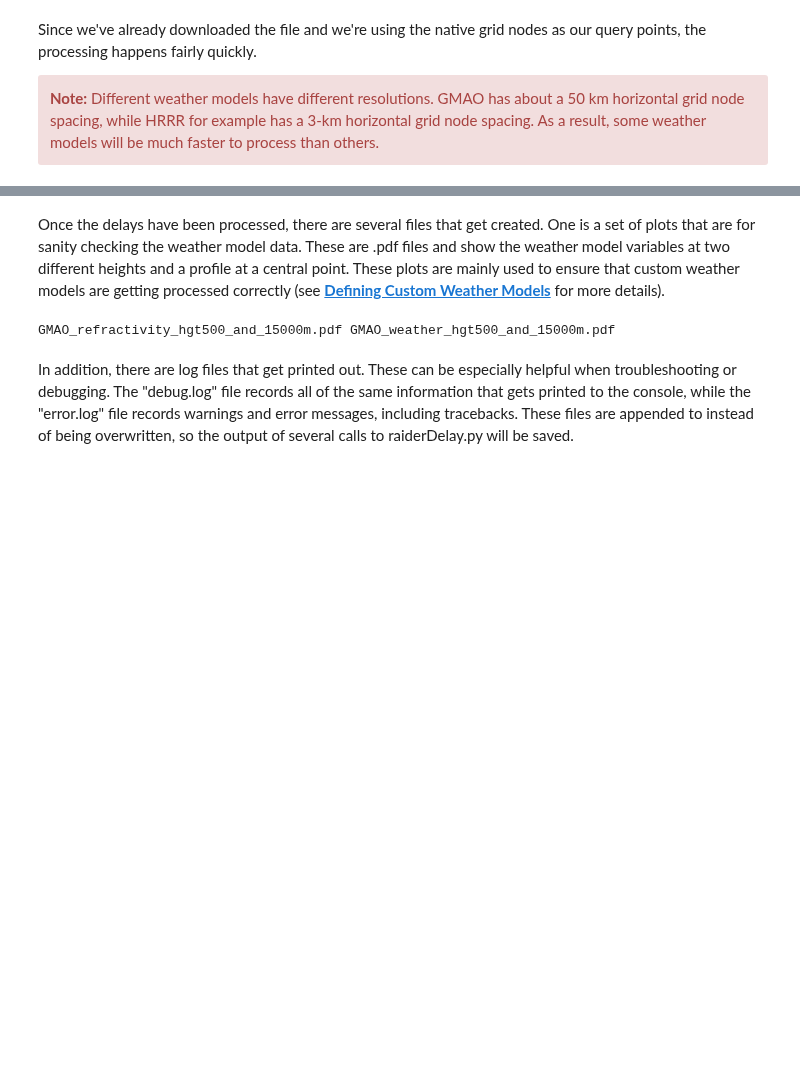
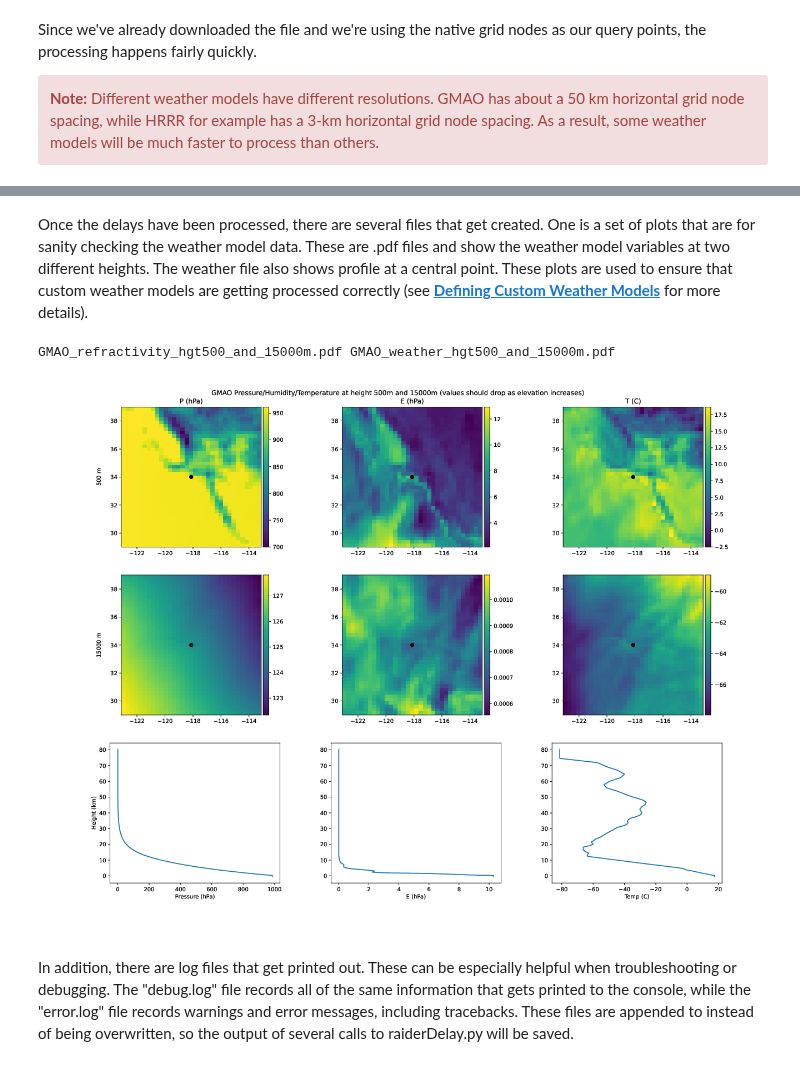
Before and after one commit to dbekaert/RAiDER-docs, a Jupyter notebook: notebooks/RAiDER_tutorial/RAiDER_tutorial.ipynb, the cells around one changed output, grey strips where cells are left out. Cells and saved outputs as stored; diff of their text form; code cells hidden in the pictures; blank space fills up the shorter version.

Commit message:
update tutorial through gnss delays; restructure directory

```diff
--- a/notebooks/RAiDER_tutorial/RAiDER_tutorial.ipynb
+++ b/notebooks/RAiDER_tutorial/RAiDER_tutorial.ipynb
@@ -390,9 +397,13 @@ WARNING: Weather model already exists, please remove it ("['./weather_files/GMAO
 # %% [markdown]
-Once the delays have been processed, there are several files that get created. One is a set of plots that are for sanity checking the weather model data. These are .pdf files and show the weather model variables at two different heights and a profile at a central point. These plots are mainly used to ensure that custom weather models are getting processed correctly (see __[Defining Custom Weather Models](../Defining_Custom_Weather_Models/Defining_custom_Weather_Models_in_RAiDER.ipynb)__ for more details).
+Once the delays have been processed, there are several files that get created. One is a set of plots that are for sanity checking the weather model data. These are .pdf files and show the weather model variables at two different heights. The weather file also shows profile at a central point. These plots are  used to ensure that custom weather models are getting processed correctly (see __[Defining Custom Weather Models](../Defining_Custom_Weather_Models/Defining_custom_Weather_Models_in_RAiDER.ipynb)__ for more details).
 # %%
 !ls *.pdf
 # %% [output]
 GMAO_refractivity_hgt500_and_15000m.pdf GMAO_weather_hgt500_and_15000m.pdf
+# %%
+WImage(filename='GMAO_weather_hgt500_and_15000m.pdf')
+# %% [output]
+[figure, added]
 # %% [markdown]
 In addition, there are log files that get printed out. These can be especially helpful when troubleshooting or debugging. The "debug.log" file records all of the same information that gets printed to the console, while the "error.log" file records warnings and error messages, including tracebacks. These files are appended to instead of being overwritten, so the output of several calls to raiderDelay.py will be saved.
 # %%
```
Also changed, not shown: parts of 29 cells of this notebook, 8 other files.
